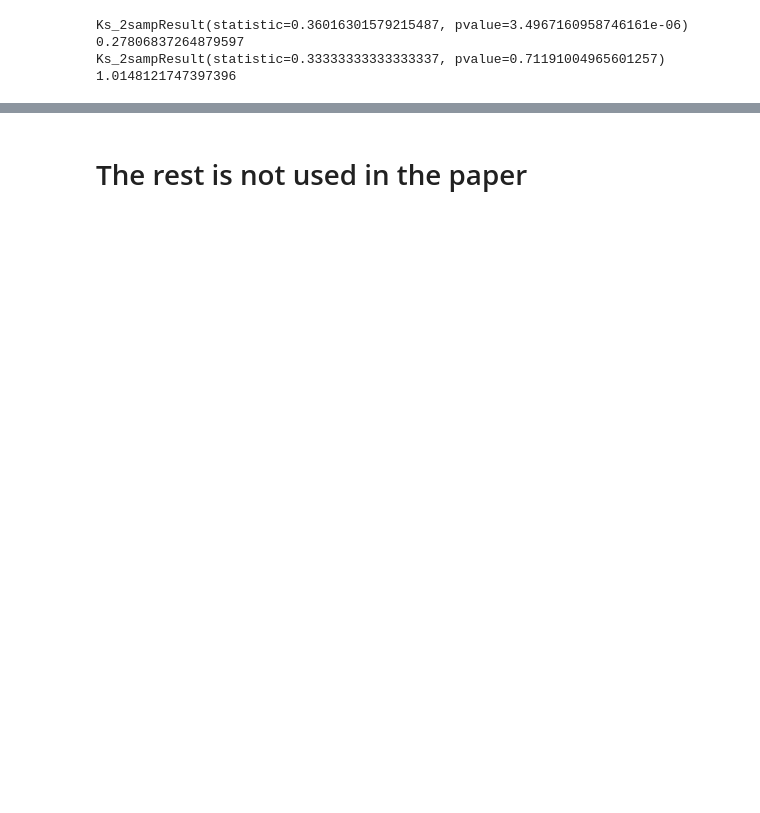
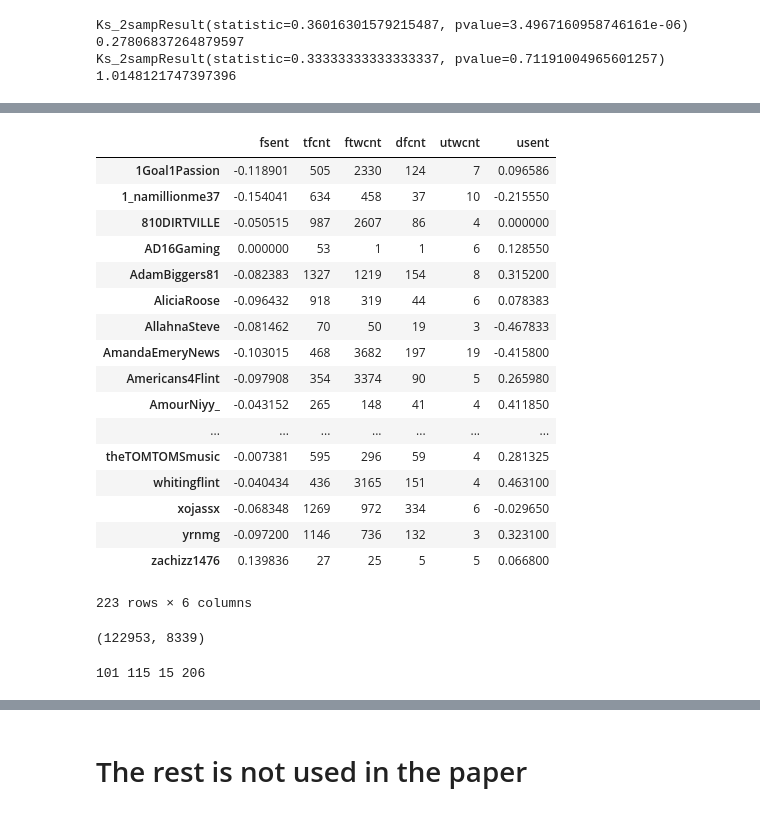
Before and after one commit to oztalha/Flint, a Jupyter notebook: Codes-Toz/Flint.ipynb, the cells around one changed output, grey strips where cells are left out. Cells and saved outputs as stored; diff of their text form; code cells hidden in the pictures; blank space fills up the shorter version.

```diff
--- a/Codes-Toz/Flint.ipynb
+++ b/Codes-Toz/Flint.ipynb
@@ -307,0 +415,10 @@ Ks_2sampResult(statistic=0.33333333333333337, pvalue=0.71191004965601257)
+# %%
+from nltk.sentiment.vader import SentimentIntensityAnalyzer
+sid = SentimentIntensityAnalyzer()
+
+ff = pd.concat(friends.values(), keys=friends.keys(),names=['flinter'])
+#ff.to_csv('../data/ff.csv')
+fr = ff.screen_name.unique()
+sents = pd.DataFrame(list(df[df.screen_name.isin(fr)].text.apply(sid.polarity_scores)))['compound']
+fs = pd.concat([df[df.screen_name.isin(fr)].screen_name.reset_index(), sents],axis=1,ignore_index=True)
+fs.columns = ['twid','screen_name','cmpnd']
@@ -307,0 +458,37 @@ Ks_2sampResult(statistic=0.33333333333333337, pvalue=0.71191004965601257)
+# %%
+fdf = {}
+for k,v in friends.items():
+    fsk = fs[fs.screen_name.isin(v.screen_name)]
+    fsent = fsk.cmpnd.mean()
+    fdf[k] = {'ftwcnt':len(fsk),'dfcnt':len(fsk.screen_name.unique()),'tfcnt':len(v),'fsent':fsent}
+ffdf = pd.DataFrame.from_dict(fdf,orient='index')
+ffdf = ffdf.join(usdf)
+#ffdf.to_csv('../data/ffdf.csv')
+ffdf
+# %% [output]
+|  | fsent | tfcnt | ftwcnt | dfcnt | utwcnt | usent |
+| 1Goal1Passion | -0.118901 | 505 | 2330 | 124 | 7 | 0.096586 |
+| 1_namillionme37 | -0.154041 | 634 | 458 | 37 | 10 | -0.215550 |
+| 810DIRTVILLE | -0.050515 | 987 | 2607 | 86 | 4 | 0.000000 |
+| AD16Gaming | 0.000000 | 53 | 1 | 1 | 6 | 0.128550 |
+| AdamBiggers81 | -0.082383 | 1327 | 1219 | 154 | 8 | 0.315200 |
+| AliciaRoose | -0.096432 | 918 | 319 | 44 | 6 | 0.078383 |
+| AllahnaSteve | -0.081462 | 70 | 50 | 19 | 3 | -0.467833 |
+| AmandaEmeryNews | -0.103015 | 468 | 3682 | 197 | 19 | -0.415800 |
+| Americans4Flint | -0.097908 | 354 | 3374 | 90 | 5 | 0.265980 |
+| AmourNiyy_ | -0.043152 | 265 | 148 | 41 | 4 | 0.411850 |
+| ... | ... | ... | ... | ... | ... | ... |
+| theTOMTOMSmusic | -0.007381 | 595 | 296 | 59 | 4 | 0.281325 |
+| whitingflint | -0.040434 | 436 | 3165 | 151 | 4 | 0.463100 |
+| xojassx | -0.068348 | 1269 | 972 | 334 | 6 | -0.029650 |
+| yrnmg | -0.097200 | 1146 | 736 | 132 | 3 | 0.323100 |
+| zachizz1476 | 0.139836 | 27 | 25 | 5 | 5 | 0.066800 |
+223 rows × 6 columns
+# %%
+len(fr),df[df.screen_name.isin(fr)].screen_name.nunique()
+# %% [output]
+(122953, 8339)
+# %%
+print(len(ffdf[ffdf.usent>0]),len(ffdf[ffdf.usent<0]),len(ffdf[ffdf.fsent>0]),len(ffdf[ffdf.fsent<0]))
+# %% [output]
+101 115 15 206
```
Also changed, not shown: parts of 19 cells of this notebook.
